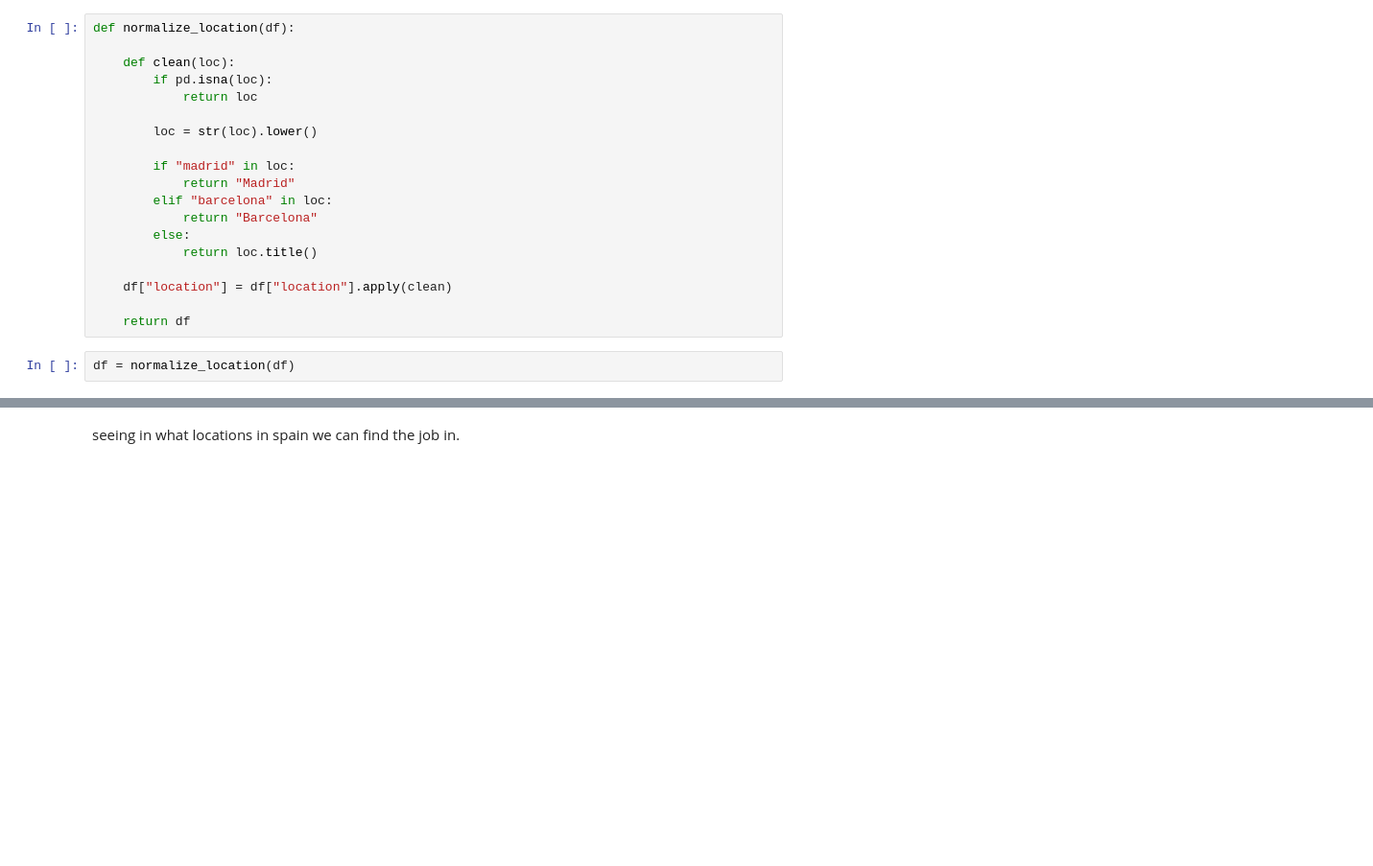
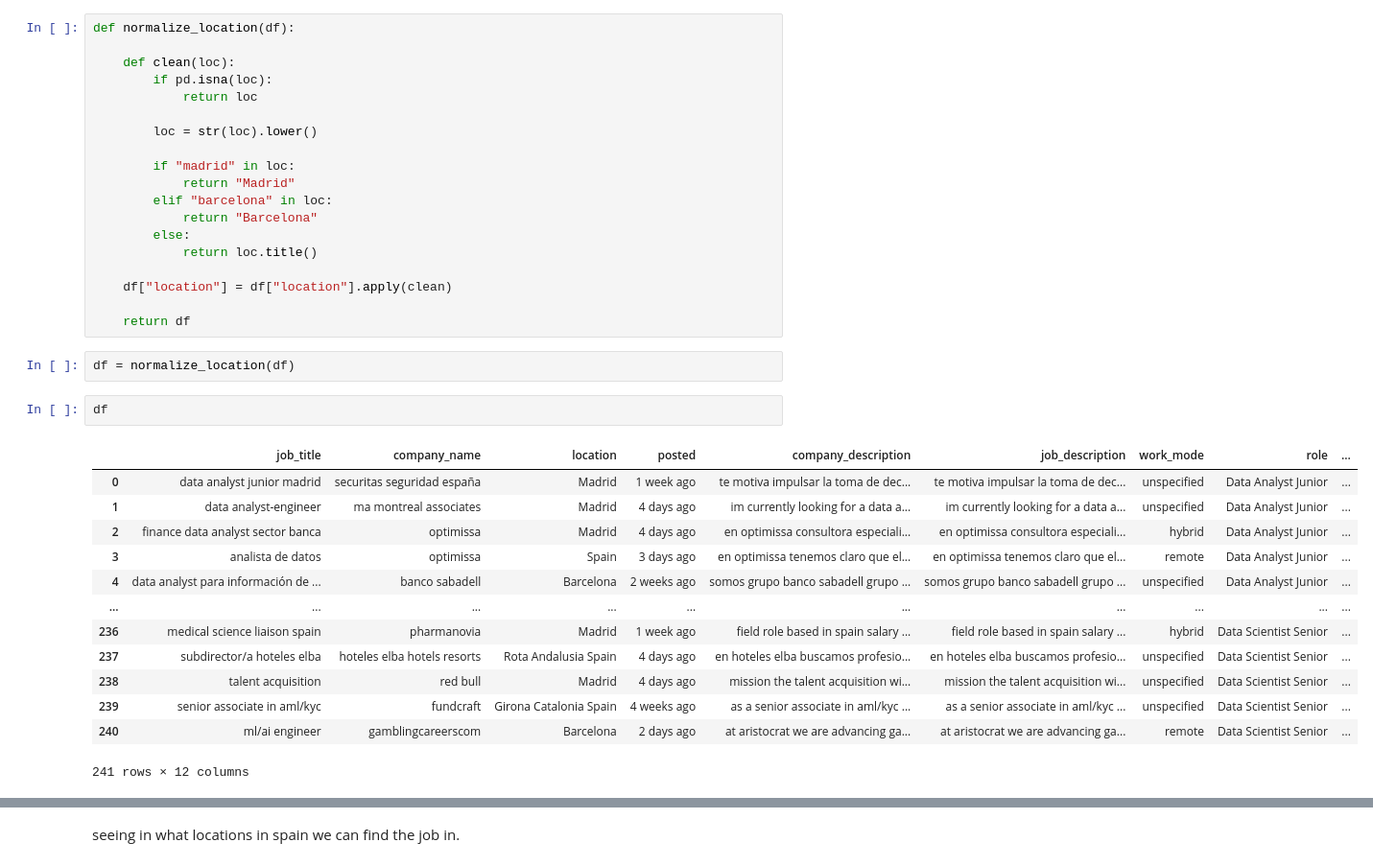
Before and after one commit to gail-mar/final_project, a Jupyter notebook: EDA/EDA.ipynb, the cells around one changed output, grey strips where cells are left out. Shown at 96% size. Saved outputs shown, nothing was run; the diff lists cells and outputs as text; blank space fills up the shorter version.

```diff
--- a/EDA/EDA.ipynb
+++ b/EDA/EDA.ipynb
@@ -437,6 +426,22 @@ def normalize_location(df):
     return df
 # %%
 df = normalize_location(df)
+# %%
+df
+# %% [output]
+|  | job_title | company_name | location | posted | company_description | job_description | work_mode | role | ... |
+| 0 | data analyst junior madrid | securitas seguridad españa | Madrid | 1 week ago | te motiva impulsar la toma de dec... | te motiva impulsar la toma de dec... | unspecified | Data Analyst Junior | ... |
+| 1 | data analyst-engineer | ma montreal associates | Madrid | 4 days ago | im currently looking for a data a... | im currently looking for a data a... | unspecified | Data Analyst Junior | ... |
+| 2 | finance data analyst sector banca | optimissa | Madrid | 4 days ago | en optimissa consultora especiali... | en optimissa consultora especiali... | hybrid | Data Analyst Junior | ... |
+| 3 | analista de datos | optimissa | Spain | 3 days ago | en optimissa tenemos claro que el... | en optimissa tenemos claro que el... | remote | Data Analyst Junior | ... |
+| 4 | data analyst para información de ... | banco sabadell | Barcelona | 2 weeks ago | somos grupo banco sabadell grupo ... | somos grupo banco sabadell grupo ... | unspecified | Data Analyst Junior | ... |
+| ... | ... | ... | ... | ... | ... | ... | ... | ... | ... |
+| 236 | medical science liaison spain | pharmanovia | Madrid | 1 week ago | field role based in spain salary ... | field role based in spain salary ... | hybrid | Data Scientist Senior | ... |
+| 237 | subdirector/a hoteles elba | hoteles elba hotels resorts | Rota Andalusia Spain | 4 days ago | en hoteles elba buscamos profesio... | en hoteles elba buscamos profesio... | unspecified | Data Scientist Senior | ... |
+| 238 | talent acquisition | red bull | Madrid | 4 days ago | mission the talent acquisition wi... | mission the talent acquisition wi... | unspecified | Data Scientist Senior | ... |
+| 239 | senior associate in aml/kyc | fundcraft | Girona Catalonia Spain | 4 weeks ago | as a senior associate in aml/kyc ... | as a senior associate in aml/kyc ... | unspecified | Data Scientist Senior | ... |
+| 240 | ml/ai engineer | gamblingcareerscom | Barcelona | 2 days ago | at aristocrat we are advancing ga... | at aristocrat we are advancing ga... | remote | Data Scientist Senior | ... |
+241 rows × 12 columns
 # %%
 location_by_role(df)
 # %% [output]
```
Also changed, not shown: parts of 16 cells of this notebook, 1 other file.
